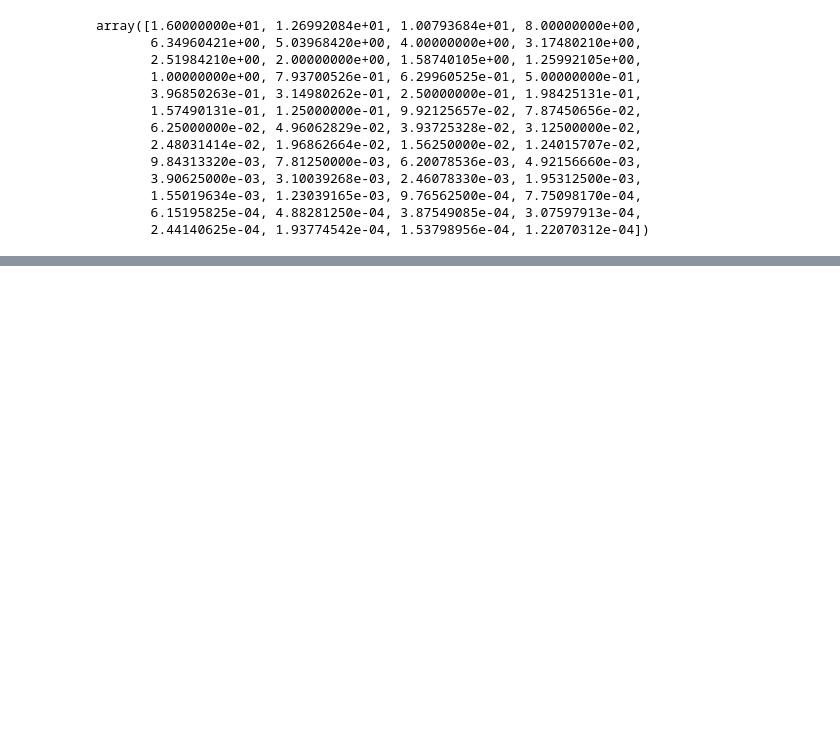
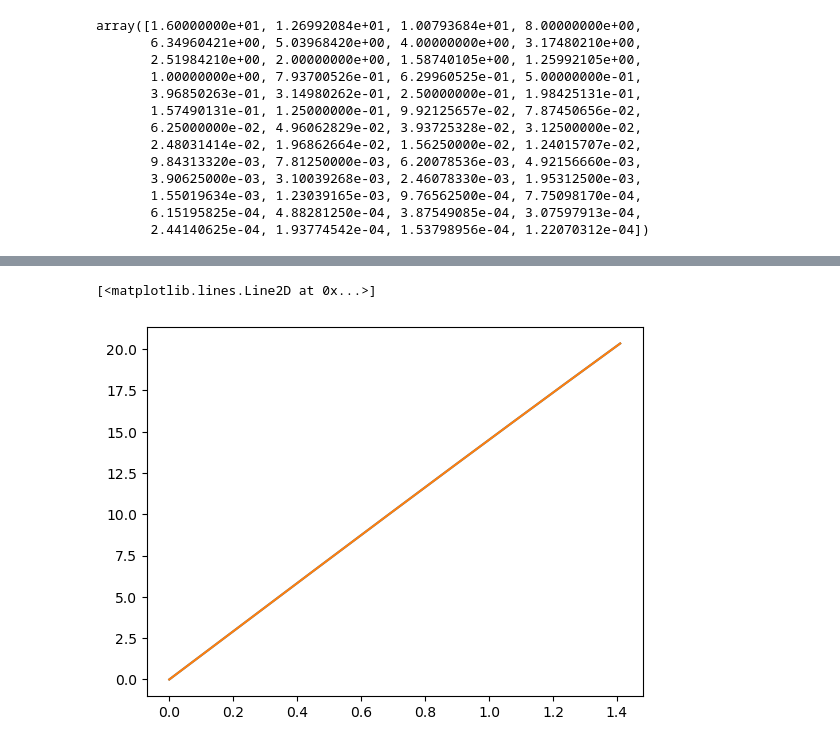
Before and after one commit to CoolTowel/constellation_lines, a Jupyter notebook: peaks.ipynb, the cells around one changed output, grey strips where cells are left out. Drawn from its saved outputs; the diff is of its cells as text; code cells hidden in the pictures; blank space fills up the shorter version.

```diff
--- a/peaks.ipynb
+++ b/peaks.ipynb
@@ -179,0 +181,9 @@ plt.plot(sunalts,iso/100)
+# %%
+ts = np.arange(0,np.pi*0.45,0.01)
+r1 = 14.6/(-0.19)*np.sin(ts*-0.19)
+r2 = -76.84*np.sin(ts/-5.26315789473684)
+plt.plot(ts,r1)
+plt.plot(ts,r2)
+# %% [output]
+[<matplotlib.lines.Line2D at 0x...>]
+[figure, added]
```
Also changed, not shown: parts of 1 cell of this notebook, 4 other files.
